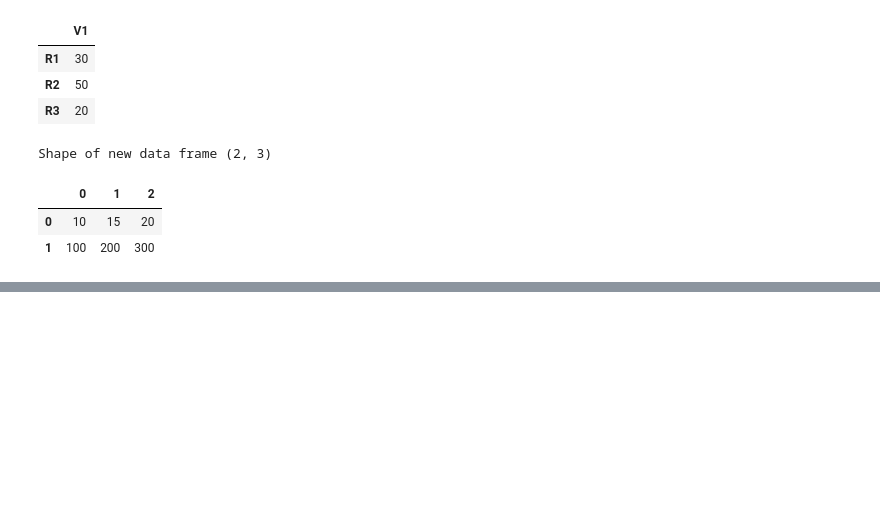
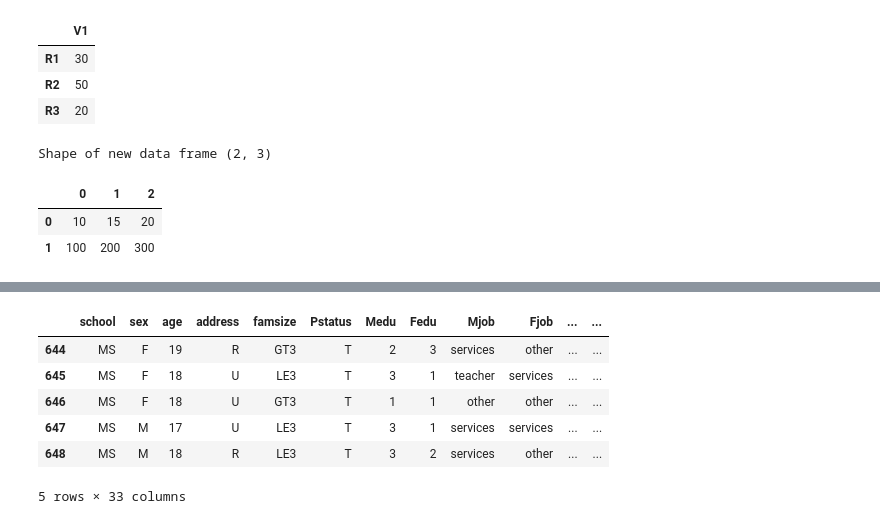
Before and after one commit to secarvallo/PANDAS, a Jupyter notebook: Activity1.01/01_Activity.ipynb, the cells around one changed output, grey strips where cells are left out. Saved outputs shown, nothing was run; the diff lists cells and outputs as text; code cells hidden in the pictures; blank space fills up the shorter version.

```diff
--- a/Activity1.01/01_Activity.ipynb
+++ b/Activity1.01/01_Activity.ipynb
@@ -110,0 +136,11 @@ Shape of new data frame (2, 3)
+# %%
+# Se pueden obtener snapshot de los dataset para visualizar solo las primeras y ultimas pocas filas.  Este es donde el head() y tail() las funciones resultan utiles.
+studentData.tail(5)
+# %% [output]
+|  | school | sex | age | address | famsize | Pstatus | Medu | Fedu | Mjob | Fjob | ... | ... |
+| 644 | MS | F | 19 | R | GT3 | T | 2 | 3 | services | other | ... | ... |
+| 645 | MS | F | 18 | U | LE3 | T | 3 | 1 | teacher | services | ... | ... |
+| 646 | MS | F | 18 | U | GT3 | T | 1 | 1 | other | other | ... | ... |
+| 647 | MS | M | 17 | U | LE3 | T | 3 | 1 | services | services | ... | ... |
+| 648 | MS | M | 18 | R | LE3 | T | 3 | 2 | services | other | ... | ... |
+5 rows × 33 columns
```
Also changed, not shown: parts of 8 cells of this notebook.
